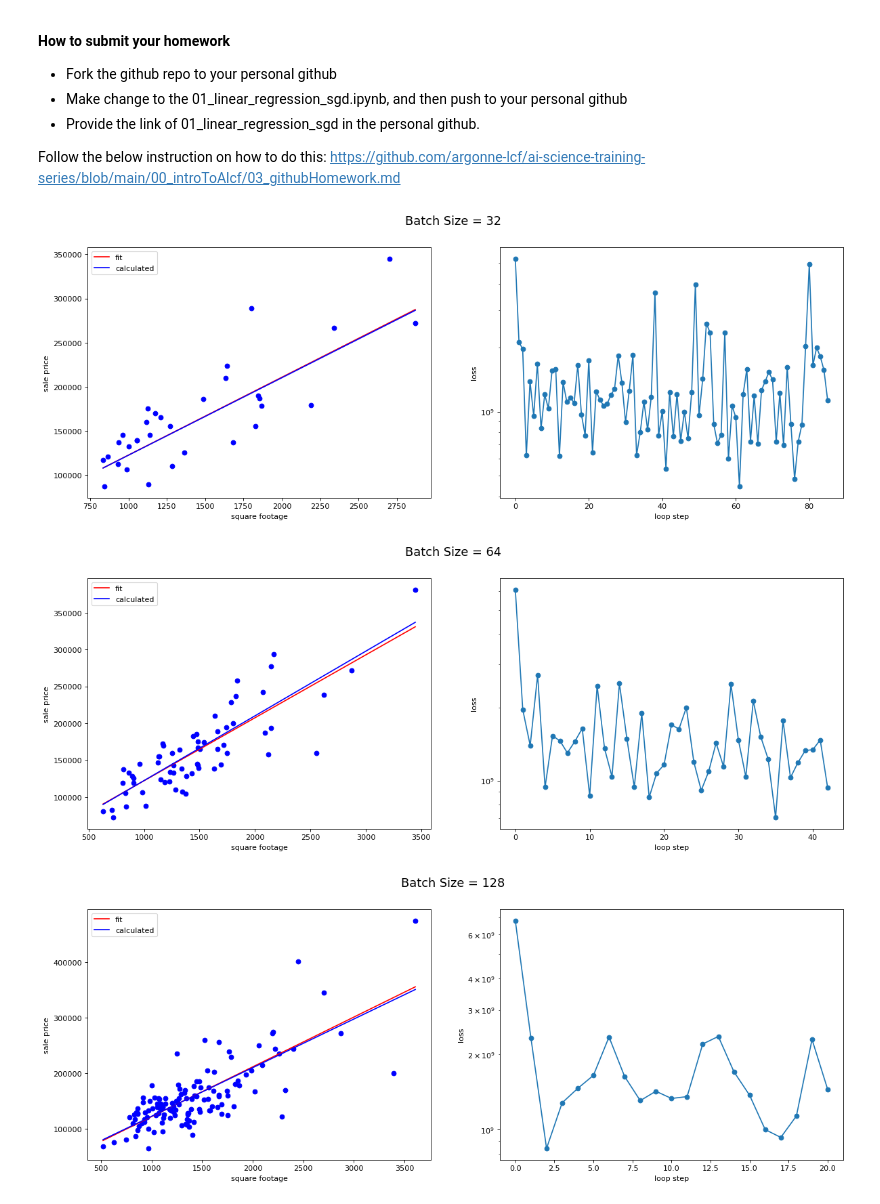
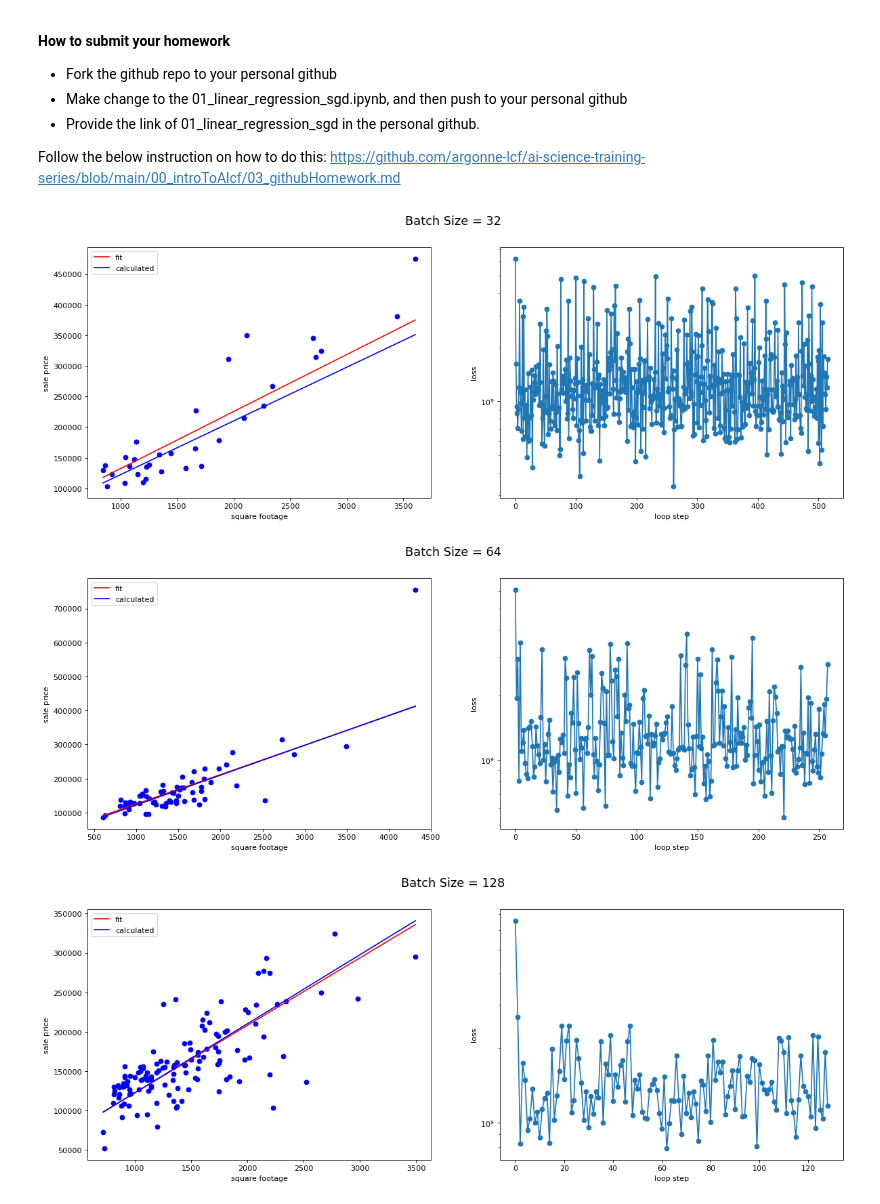
Before and after one commit to oshohoud/ai-science-training-series, a Jupyter notebook: 01_intro_AI_on_Supercomputer/01_linear_regression_sgd.ipynb, the cells around one changed output. Cells and saved outputs as stored; diff of their text form; code cells hidden in the pictures.

Commit message:
Changed loop_N from 5 to 30

```diff
--- a/01_intro_AI_on_Supercomputer/01_linear_regression_sgd.ipynb
+++ b/01_intro_AI_on_Supercomputer/01_linear_regression_sgd.ipynb
@@ -406,7 +406,7 @@ for batch_power in range(5):
     # convert panda data to numpy arrays, one for the "Ground Living Area" and one for "Sale Price"
     batch_size=32*(2**batch_power)
     # we run our loop N times
-    loop_N = 5
+    loop_N = 30
     for i in range(loop_N*n//batch_size):
         data_batch = data.sample(batch_size)
         data_x = data_batch['GrLivArea'].to_numpy()
@@ -429,33 +429,33 @@ for batch_power in range(5):
         if (i == loop_N*n//batch_size-1):
             # create a 1 by 2 plot grid
             fig,ax = plt.subplots(1,2,figsize=(18,6),dpi=80)
             fig.suptitle(f'Batch Size = {batch_size}', fontsize=16)
             # lot our usual output
             plot_data(data_x,data_y,m,b,ax[0])
 
             # here we also plot the calculated linear fit for comparison
             line_x = np.arange(data_x.min(),data_x.max())
             line_y = line_x * m_calc + b_calc
             ax[0].plot(line_x,line_y,'b-',label='calculated')
             # add a legend to the plot and x/y labels
             ax[0].legend()
             ax[0].set_xlabel('square footage')
             ax[0].set_ylabel('sale price')
 
             # plot the loss
             loss_x = np.arange(0,len(loss_history))
             loss_y = np.asarray(loss_history)
             ax[1].plot(loss_x,loss_y, 'o-')
             ax[1].set_yscale('log')
             ax[1].set_xlabel('loop step')
             ax[1].set_ylabel('loss')
             plt.show()
 
         # gives us time to see the plot
         #time.sleep(1)
         # clears the plot when the next plot is ready to show.
         #ipydis.clear_output(wait=True)
 # %% [output]
-[figure, old version]
+[figure, new version]
-[figure, old version]
+[figure, new version]
-[figure, old version]
+[figure, new version]
```
Also changed, not shown: parts of 2 cells of this notebook.
